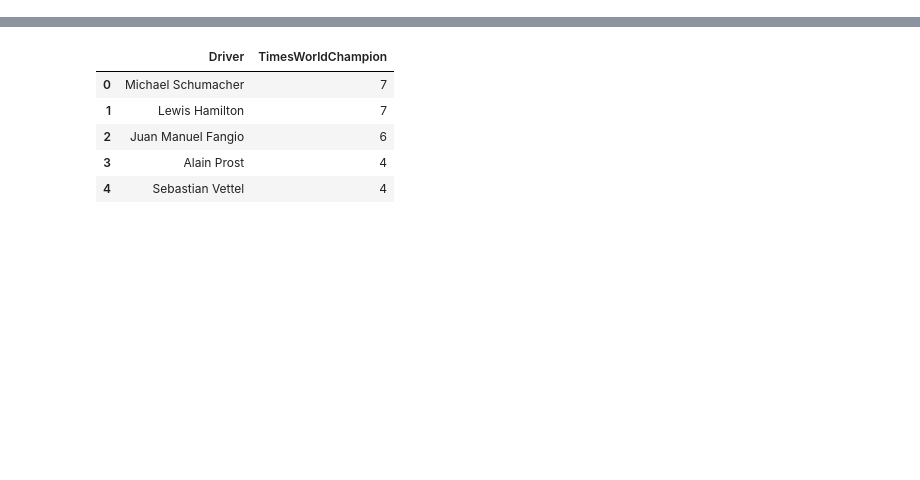
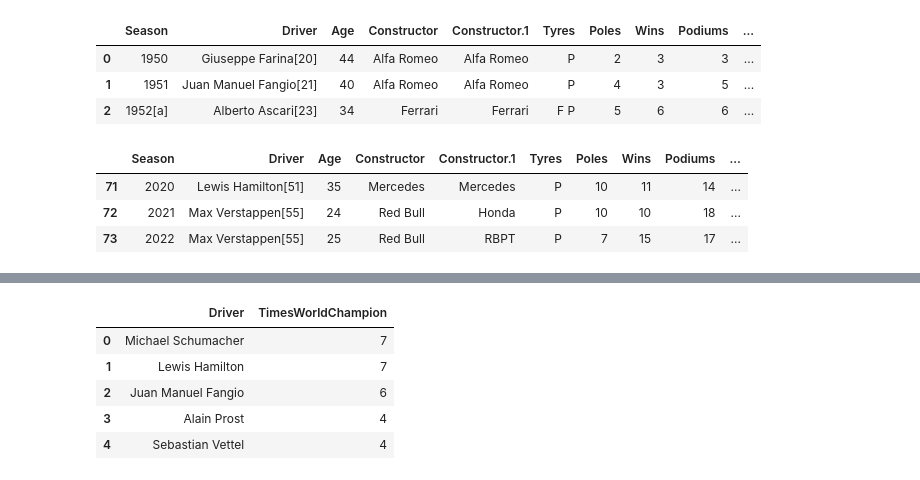
Before and after one commit to jphannaford/UCDPA_justinhannaford, a Jupyter notebook: Formula_One_Analysis.ipynb, the cells around one changed output, grey strips where cells are left out. Saved outputs shown, nothing was run; the diff lists cells and outputs as text; code cells hidden in the pictures; blank space fills up the shorter version.

```diff
--- a/Formula_One_Analysis.ipynb
+++ b/Formula_One_Analysis.ipynb
@@ -224 +266,17 @@ f1_world_champions = pd.read_csv('F1.csv', index_col=0, skiprows=[1], skipfooter
+# %%
+# Review header and footer of imported data
+
+f1_world_champions.head(3)
+# %% [output]
+|  | Season | Driver | Age | Constructor | Constructor.1 | Tyres | Poles | Wins | Podiums | ... |
+| 0 | 1950 | Giuseppe Farina[20] | 44 | Alfa Romeo | Alfa Romeo | P | 2 | 3 | 3 | ... |
+| 1 | 1951 | Juan Manuel Fangio[21] | 40 | Alfa Romeo | Alfa Romeo | P | 4 | 3 | 5 | ... |
+| 2 | 1952[a] | Alberto Ascari[23] | 34 | Ferrari | Ferrari | F P | 5 | 6 | 6 | ... |
+# %%
+f1_world_champions.tail(3)
+# %% [output]
+|  | Season | Driver | Age | Constructor | Constructor.1 | Tyres | Poles | Wins | Podiums | ... |
+| 71 | 2020 | Lewis Hamilton[51] | 35 | Mercedes | Mercedes | P | 10 | 11 | 14 | ... |
+| 72 | 2021 | Max Verstappen[55] | 24 | Red Bull | Honda | P | 10 | 10 | 18 | ... |
+| 73 | 2022 | Max Verstappen[55] | 25 | Red Bull | RBPT | P | 7 | 15 | 17 | ... |
 # %%
```
Also changed, not shown: parts of 240 cells of this notebook.
